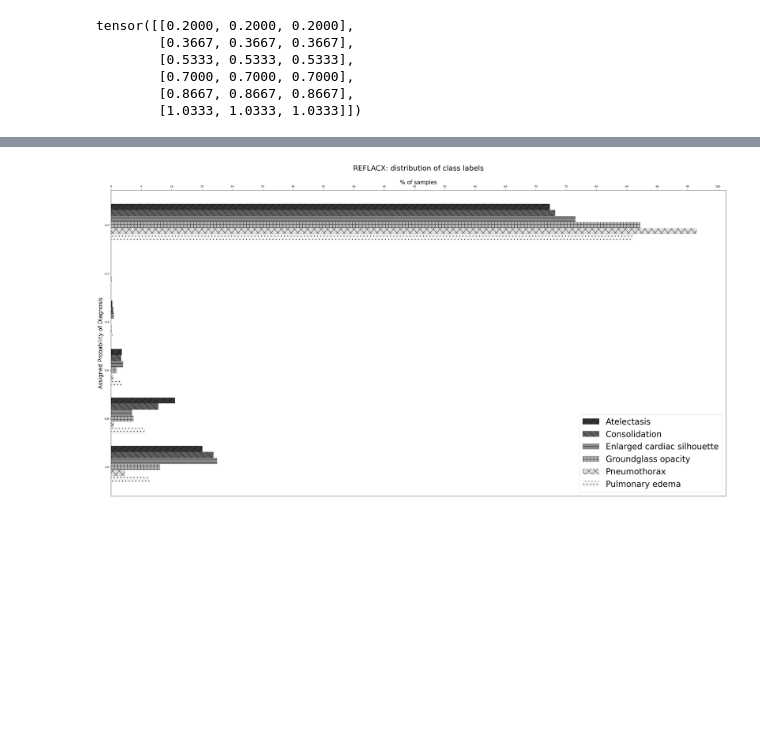
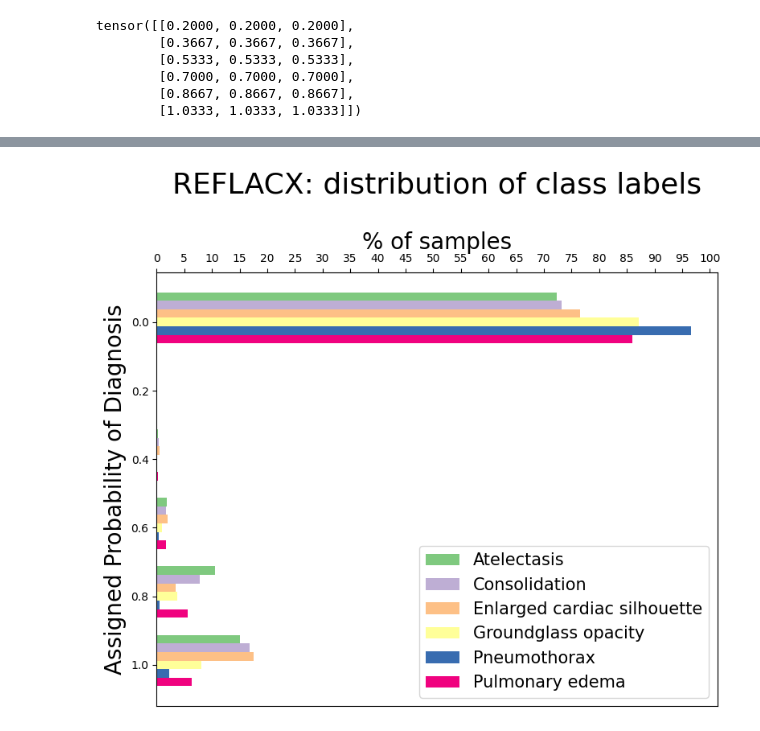
Before and after one commit to anlutfi/reflacx_graph_classification, a Jupyter notebook: stats/stats.ipynb, the cells around one changed output, grey strips where cells are left out. Saved outputs shown, nothing was run; the diff lists cells and outputs as text; code cells hidden in the pictures; blank space fills up the shorter version.

Commit message:
modifying histogram colors and dims

```diff
--- a/stats/stats.ipynb
+++ b/stats/stats.ipynb
@@ -214,0 +219,2 @@ tensor([[0.2000, 0.2000, 0.2000],
+# %%
+cmap = colormaps.get_cmap('Accent')
@@ -215,34 +232,33 @@ tensor([[0.2000, 0.2000, 0.2000],
 # %%
 colors = [[0.2000, 0.2000, 0.2000],
         [0.3667, 0.3667, 0.3667],
         [0.5333, 0.5333, 0.5333],
         [0.7000, 0.7000, 0.7000],
         [0.8667, 0.8667, 0.8667],
         [0.95, 0.95, 0.95]]
 patterns = [ "/" , "\\" , "-" , "+" , "x", ".", "O", ".", "*" ]
 
 xs = np.arange(0, 1.2, 0.2)
-plt.figure(figsize=(40, 20))
+plt.figure(figsize=(9, 7))
 fontsize = 20
 
 for i in range(hists.shape[0]):
     width = 0.15 / hists.shape[1]
     y = hists[i] * 100
     plt.barh((xs - width * hists.shape[1] / 2) + width * i,
             y,
             width,
             label=labels[i],
-            color = colors[i],
-            hatch=patterns[i])
+            color = cmap.colors[i])
 plt.title("REFLACX: distribution of class labels\n", fontsize=fontsize + 6)
 plt.gca().xaxis.tick_top()
 plt.xlabel('% of samples', fontsize=fontsize)
 plt.gca().xaxis.set_label_position('top')
 plt.ylabel('Assigned Probability of Diagnosis', fontsize=fontsize)
 plt.xticks(np.arange(0, 101, 5.0))
 plt.gca().invert_yaxis()
 
-plt.legend(prop={'size': 30})
+plt.legend(prop={'size': 15})
 plt.show()
 # %% [output]
-[figure, old version]
+[figure, new version]
```
Also changed, not shown: parts of 3 cells of this notebook.
